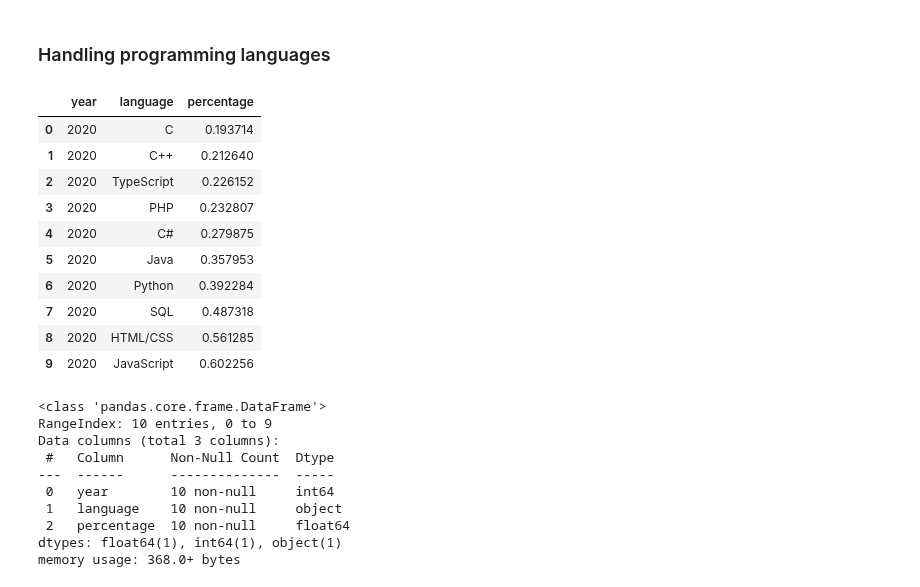
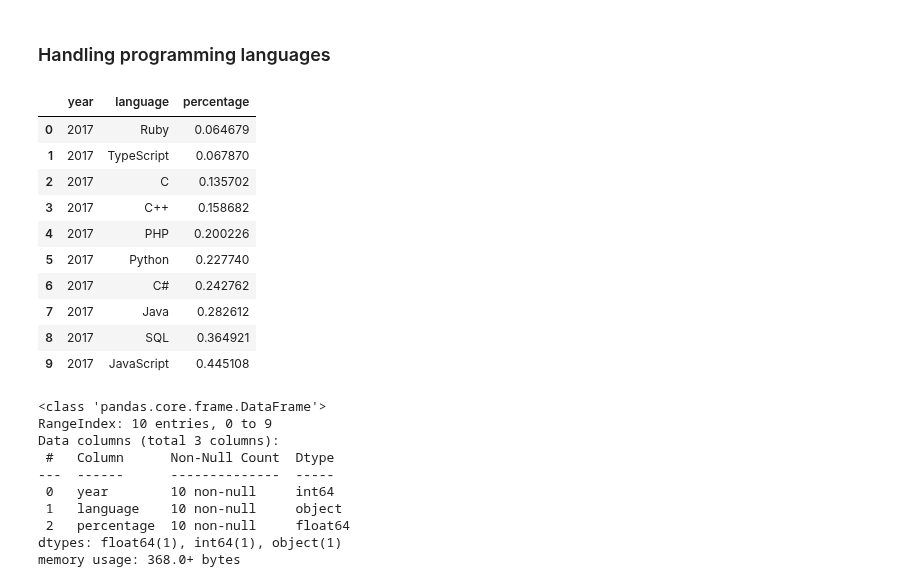
Before and after one commit to IsmaelMasharo/stack-overflow-survey-analysis, a Jupyter notebook: programming_languages_eda.ipynb, the cells around one changed output. Drawn from its saved outputs; the diff is of its cells as text; code cells hidden in the pictures.

```diff
--- a/programming_languages_eda.ipynb
+++ b/programming_languages_eda.ipynb
@@ -65,7 +68,7 @@ df_explorer.rename_columns(progr_lang_rename)
 # %% [markdown]
 ### Handling programming languages
 # %%
-lang_df = df_explorer.get_feature_dummies_per_year('programming_languages', remove_white_spaces=True)
+lang_df = df_explorer.get_feature_dummies_per_year('programming_languages')
 # %%
 n_largest = 10
 lang_per_year = {}
@@ -84,19 +87,19 @@ for year, lang in lang_df.items():
     # save finally df
     lang_per_year[year] = lang_percentage
 # %%
-lang_per_year[2020]
+lang_per_year[2017]
 # %% [output]
 |  | year | language | percentage |
-| 0 | 2020 | C | 0.193714 |
-| 1 | 2020 | C++ | 0.212640 |
-| 2 | 2020 | TypeScript | 0.226152 |
-| 3 | 2020 | PHP | 0.232807 |
-| 4 | 2020 | C# | 0.279875 |
-| 5 | 2020 | Java | 0.357953 |
-| 6 | 2020 | Python | 0.392284 |
-| 7 | 2020 | SQL | 0.487318 |
-| 8 | 2020 | HTML/CSS | 0.561285 |
-| 9 | 2020 | JavaScript | 0.602256 |
+| 0 | 2017 | Ruby | 0.064679 |
+| 1 | 2017 | TypeScript | 0.067870 |
+| 2 | 2017 | C | 0.135702 |
+| 3 | 2017 | C++ | 0.158682 |
+| 4 | 2017 | PHP | 0.200226 |
+| 5 | 2017 | Python | 0.227740 |
+| 6 | 2017 | C# | 0.242762 |
+| 7 | 2017 | Java | 0.282612 |
+| 8 | 2017 | SQL | 0.364921 |
+| 9 | 2017 | JavaScript | 0.445108 |
 # %%
 lang_per_year[2020].info()
 # %% [output]
```
Also changed, not shown: parts of 3 cells of this notebook, 1 other file.
